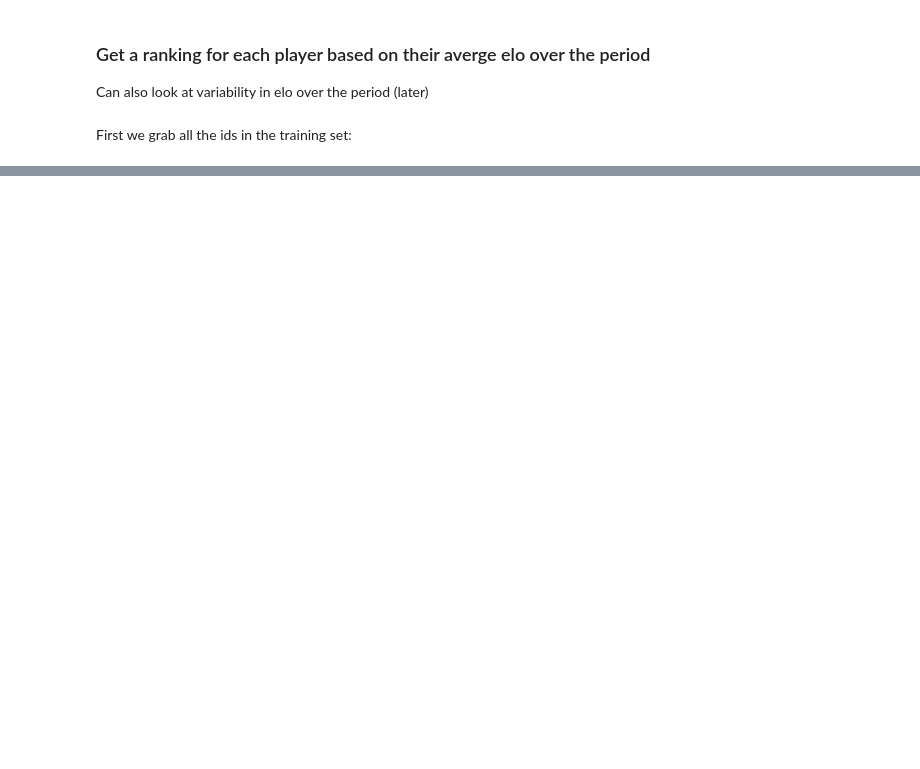
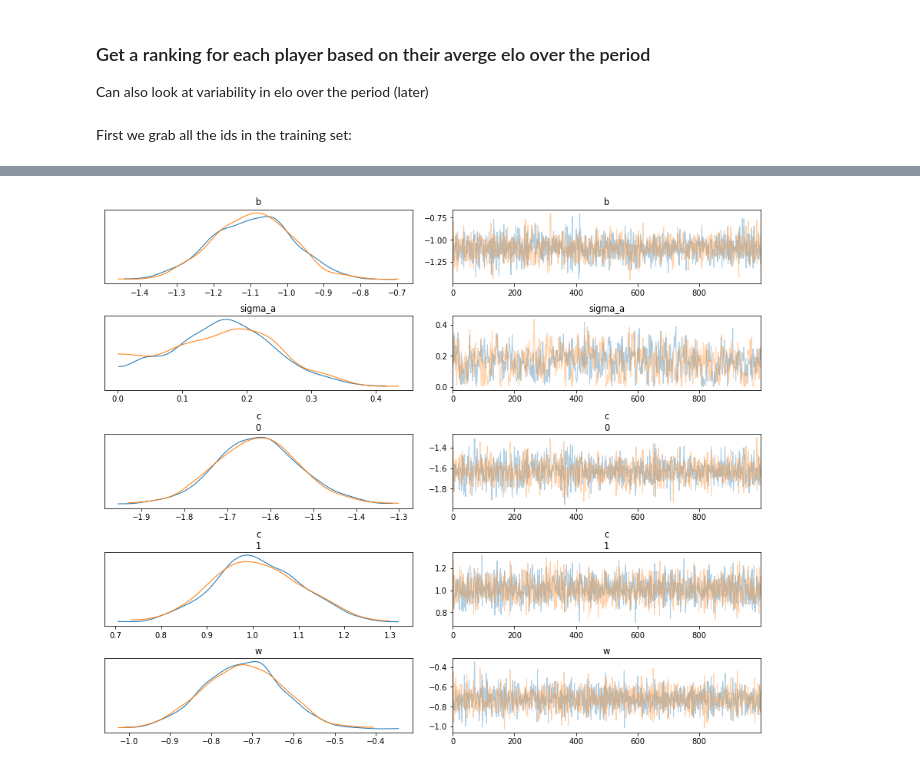
Before and after one commit to maw501/bayesian-chess-prediction, a Jupyter notebook: notebooks/fit_model.ipynb, the cells around one changed output, grey strips where cells are left out. Saved outputs shown, nothing was run; the diff lists cells and outputs as text; code cells hidden in the pictures; blank space fills up the shorter version.

```diff
--- a/notebooks/fit_model.ipynb
+++ b/notebooks/fit_model.ipynb
@@ -308,0 +183,13 @@ train_sorted.loc[~mask, :].head(25)
+# %%
+stan_data_ordered = {
+    "num_players": num_players,
+    "num_games": num_games,
+    "K": 3,
+    "prior_score": prior_score,
+    "fave_rank": train_sorted["fave_rank"].values.astype(int),
+    "underdog_rank": train_sorted["underdog_rank"].values.astype(int),
+    "y": train_sorted["fave_outcome"].values.astype(int),
+    "white_is_fave": train_sorted["white_is_fave"].values.astype(int)
+}
+# %%
+ordered_fit = ordered_model.sampling(data=stan_data_ordered, chains=2)
@@ -308,0 +199,5 @@ train_sorted.loc[~mask, :].head(25)
+# %%
+ordered_params = ordered_fit.extract(permuted=True)
+
+ordered_inference_data = arviz.convert_to_inference_data(ordered_fit)
+ordered_summary_df = arviz.summary(ordered_inference_data).reset_index().rename(columns={"index":"parameter"})
@@ -308,0 +215,4 @@ train_sorted.loc[~mask, :].head(25)
+# %%
+arviz.plot_trace(ordered_inference_data, var_names=["b", "sigma_a", "c", "w"]);
+# %% [output]
+[figure, added]
```
Also changed, not shown: parts of 49 cells of this notebook, 2 other files.
